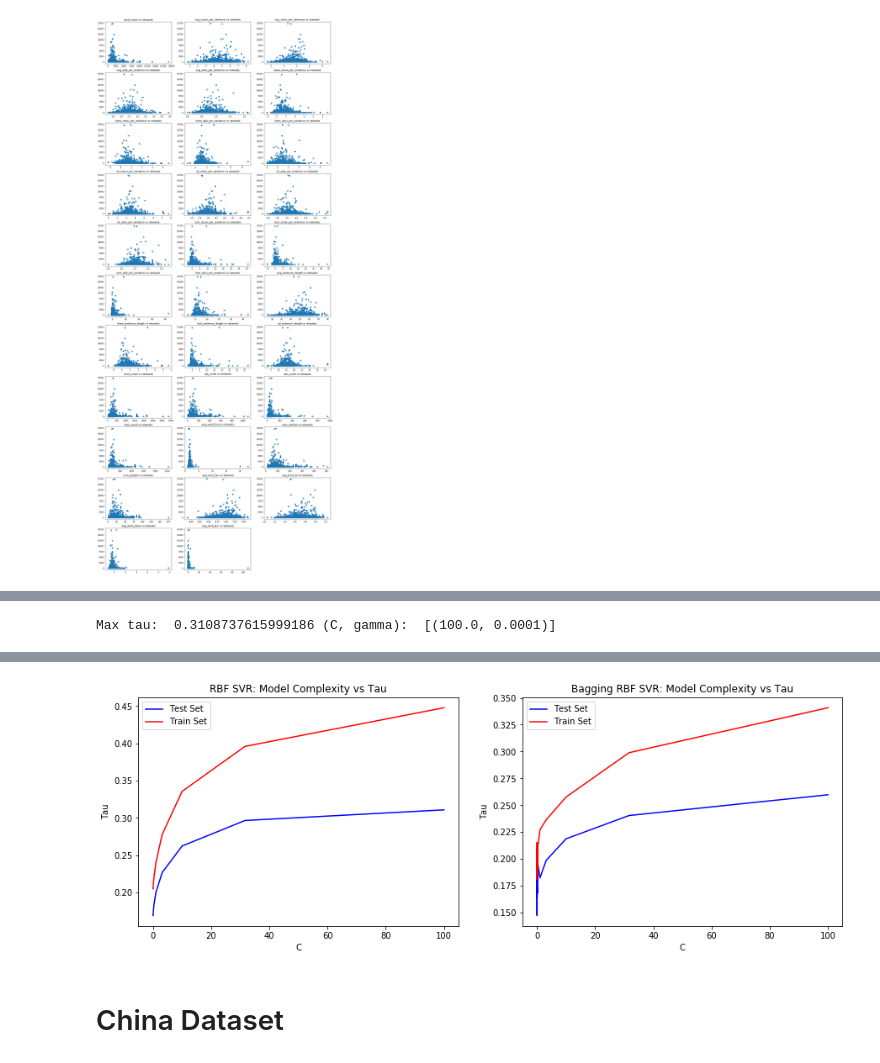
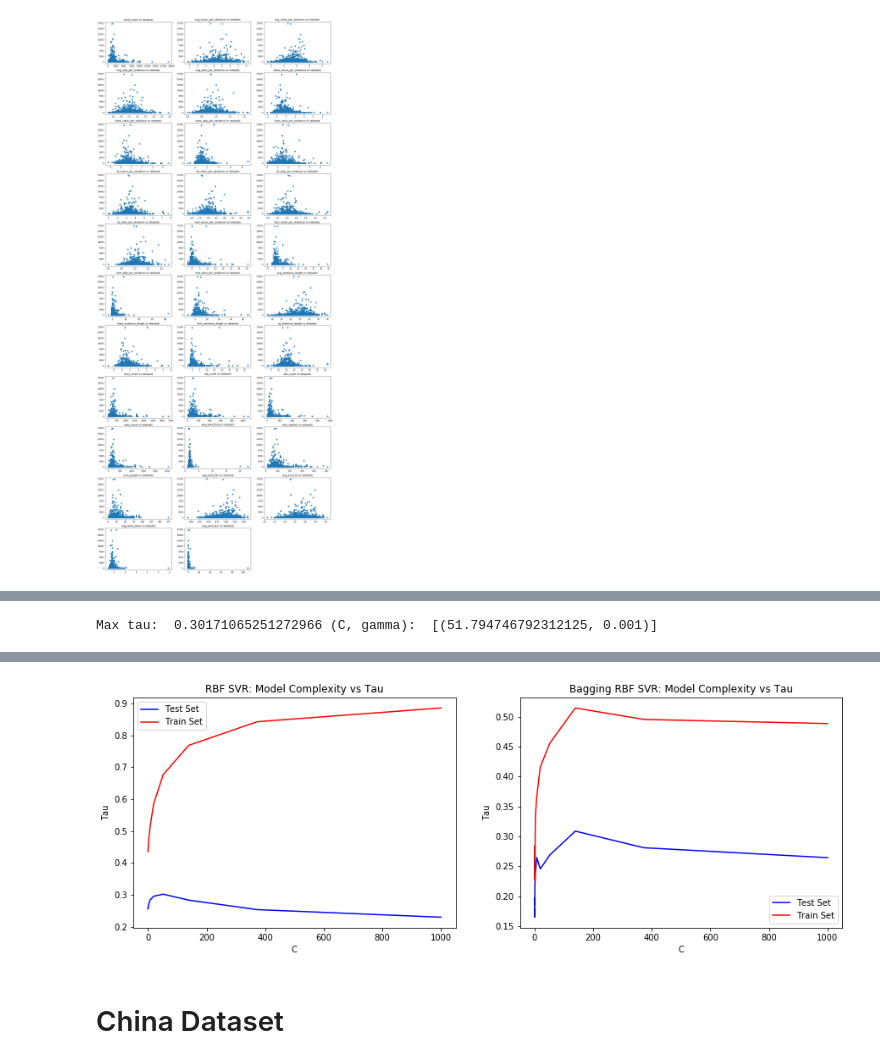
Before and after one commit to ruthlee/NYT_Analysis, a Jupyter notebook: notebooks/rbf_explorations.ipynb, the cells around one changed output, grey strips where cells are left out. Saved outputs shown, nothing was run; the diff lists cells and outputs as text; code cells hidden in the pictures.

```diff
--- a/notebooks/rbf_explorations.ipynb
+++ b/notebooks/rbf_explorations.ipynb
@@ -292,16 +293,16 @@ plot(trump, titles)
 getting rid of 0 null columns
 [figure]
 # %%
-C_range = np.logspace(-5, 2, 15)
-gamma_range = np.logspace(-5, 2, 15)
+C_range = np.logspace(-3, 3, 15)
+gamma_range = np.logspace(-3, 3, 15)
 
 max_gamma = optimize_hyperparameters(trump, C_range, gamma_range)
 get_complexity_plot(trump, C_range, max_gamma, bag = True)
 # %% [output]
 [interactive output not drawn]
-Max tau:  0.3108737615999186 (C, gamma):  [(100.0, 0.0001)]
+Max tau:  0.30171065251272966 (C, gamma):  [(51.794746792312125, 0.001)]
 [interactive output not drawn]
-[figure, old version]
+[figure, new version]
 # %% [markdown]
 # China Dataset
 # %%
```
Also changed, not shown: parts of 2 cells of this notebook, 1 other file.
